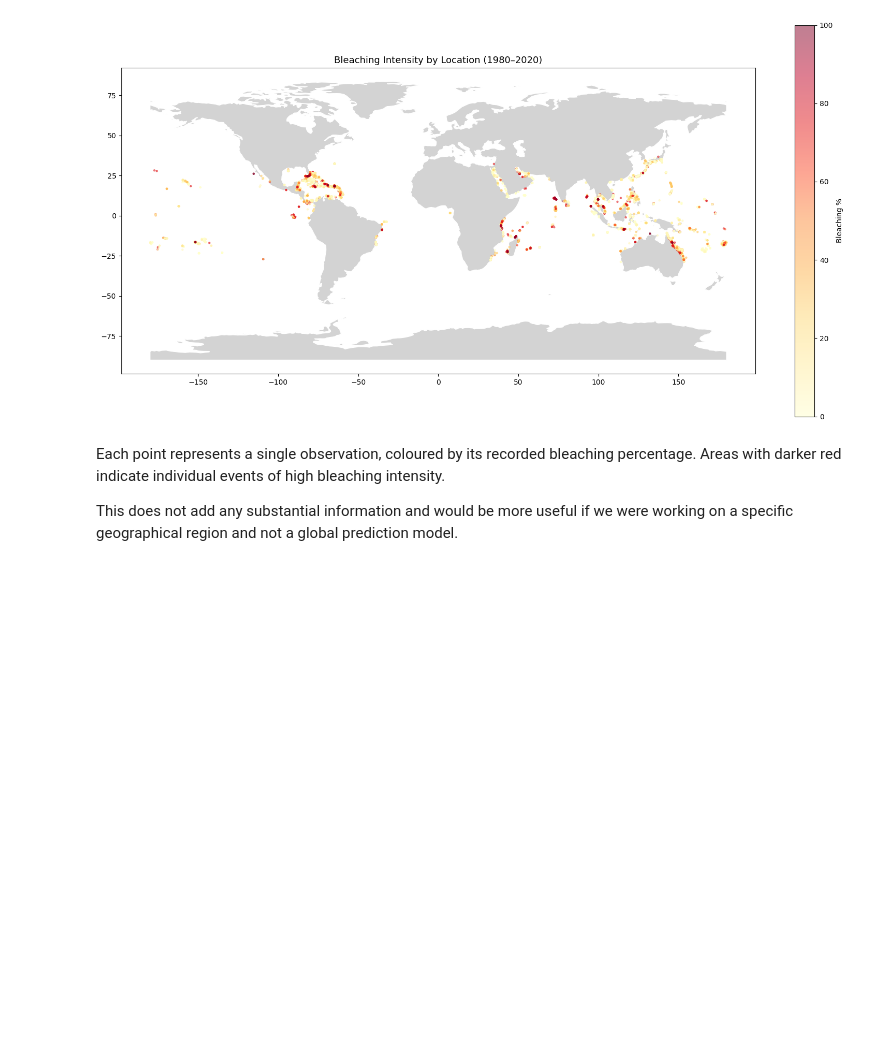
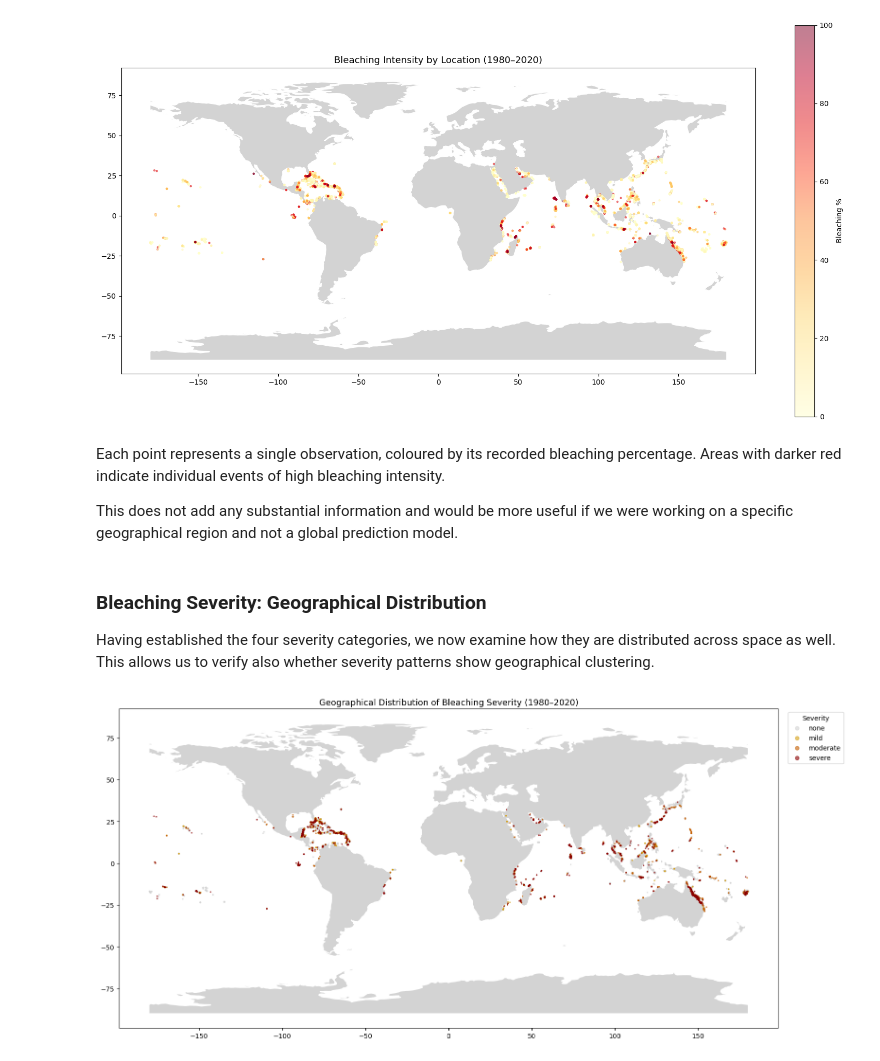
Before and after one commit to giulia-balducci/coral-bleaching-risk-analysis, a Jupyter notebook: notebooks/02_eda.ipynb, the cells around one changed output. Cells and saved outputs as stored; diff of their text form; code cells hidden in the pictures; blank space fills up the shorter version.

```diff
--- a/notebooks/02_eda.ipynb
+++ b/notebooks/02_eda.ipynb
@@ -507,3 +563,25 @@ plt.show()
 Each point represents a single observation, coloured by its recorded bleaching percentage. Areas with darker red indicate individual events of high bleaching intensity.
 
 This does not add any substantial information and would be more useful if we were working on a specific geographical region and not a global prediction model.
+# %% [markdown]
+### Bleaching Severity: Geographical Distribution
+
+Having established the four severity categories, we now examine how they are distributed across space as well. This allows us to verify also whether severity patterns show geographical clustering.
+# %%
+# Map of bleaching severity categories
+fig, ax = plt.subplots(figsize=(16, 8))
+
+world.plot(ax=ax, color='lightgrey', edgecolor='white', zorder=1)
+
+gdf[gdf['Bleaching_Category'] == 'none'].plot(ax=ax, color='lightgrey', markersize=2, alpha=0.6, label='none', zorder=2)
+gdf[gdf['Bleaching_Category'] == 'mild'].plot(ax=ax, color='#d4a017', markersize=2, alpha=0.6, label='mild', zorder=2)
+gdf[gdf['Bleaching_Category'] == 'moderate'].plot(ax=ax, color='#c45e00', markersize=2, alpha=0.6, label='moderate', zorder=2)
+gdf[gdf['Bleaching_Category'] == 'severe'].plot(ax=ax, color='#8b0000', markersize=2, alpha=0.6, label='severe', zorder=2)
+
+ax.set_title('Geographical Distribution of Bleaching Severity (1980–2020)', fontsize=13)
+ax.legend(title='Severity', markerscale=4, bbox_to_anchor=(1.01, 1), loc='upper left')
+plt.tight_layout()
+plt.savefig('../outputs/figures/bleaching_severity_map.png', bbox_inches='tight')
+plt.show()
+# %% [output]
+[figure, added]
```
Also changed, not shown: parts of 8 cells of this notebook.
